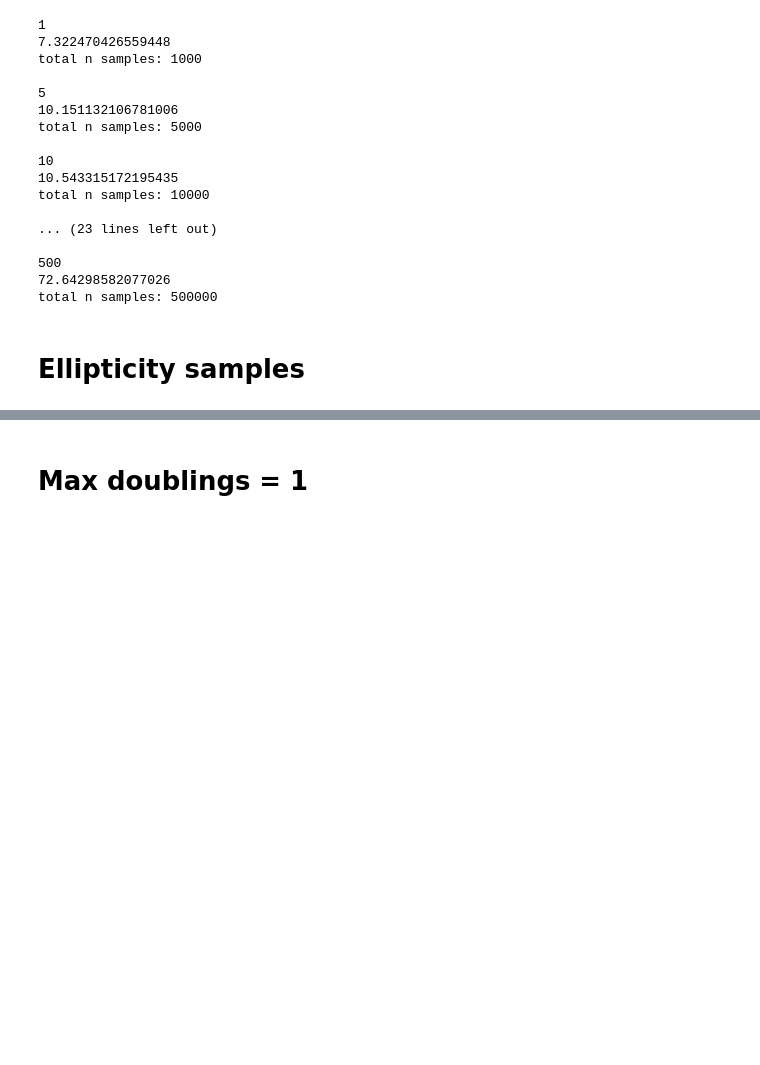
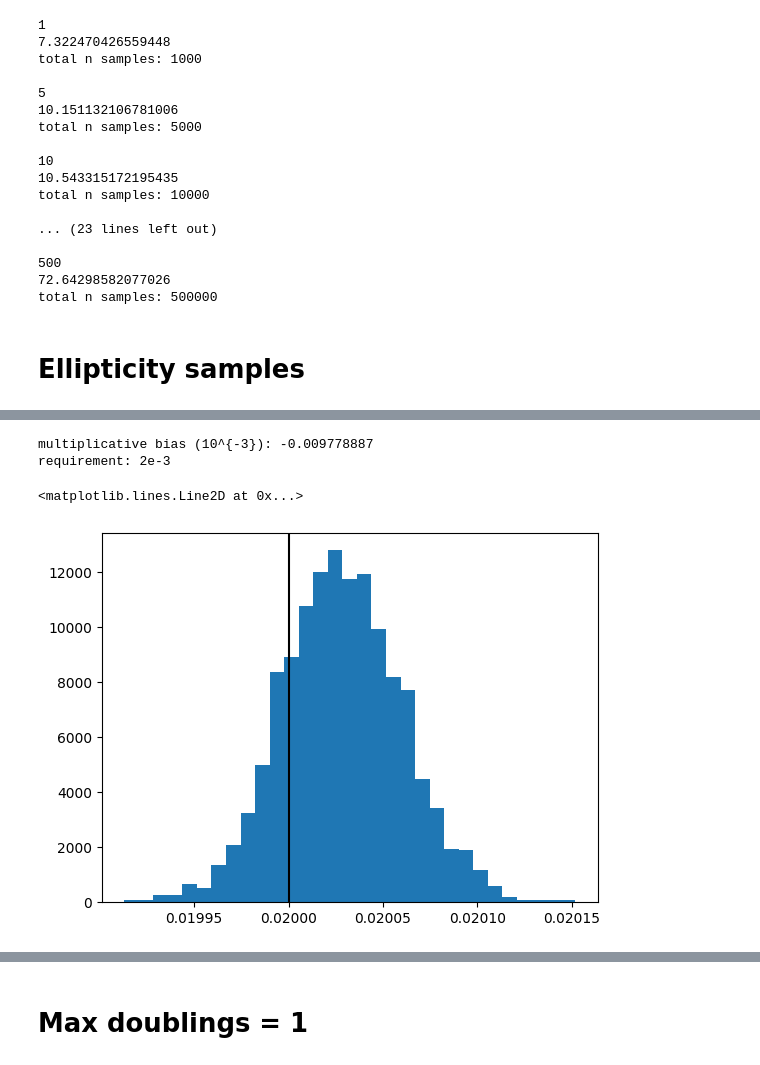
Before and after one commit to LSSTDESC/BPD, a Jupyter notebook: notebooks/summary-results1.ipynb, the cells around one changed output, grey strips where cells are left out. Drawn from its saved outputs; the diff is of its cells as text; code cells hidden in the pictures; blank space fills up the shorter version.

```diff
--- a/notebooks/summary-results1.ipynb
+++ b/notebooks/summary-results1.ipynb
@@ -353,0 +402,17 @@ _ = get_contour_plot([g_dict], ['post1'], {'g1':0.02, 'g2':0.0})
+# %%
+# multiplicative bias
+g1_best = g1_means.mean()
+m = (g1_best - 0.02) / 0.02
+print('multiplicative bias (10^{-3}):', m*10**3)
+print('requirement: 2e-3')
+# %% [output]
+multiplicative bias (10^{-3}): -0.009778887
+requirement: 2e-3
+# %%
+g1s = g_samples[:, :, 0]
+# %%
+_, bins, _ = plt.hist(g1s[101], bins=31, density=True)
+plt.axvline(0.02, color='k')
+# %% [output]
+<matplotlib.lines.Line2D at 0x...>
+[figure, added]
```
Also changed, not shown: parts of 23 cells of this notebook.
